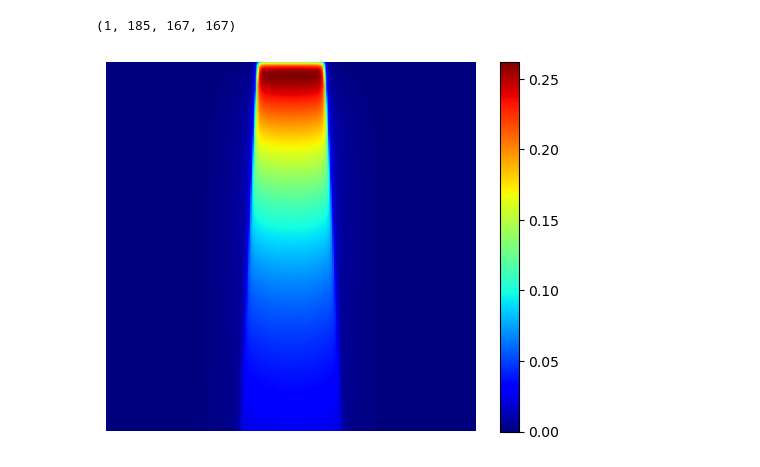
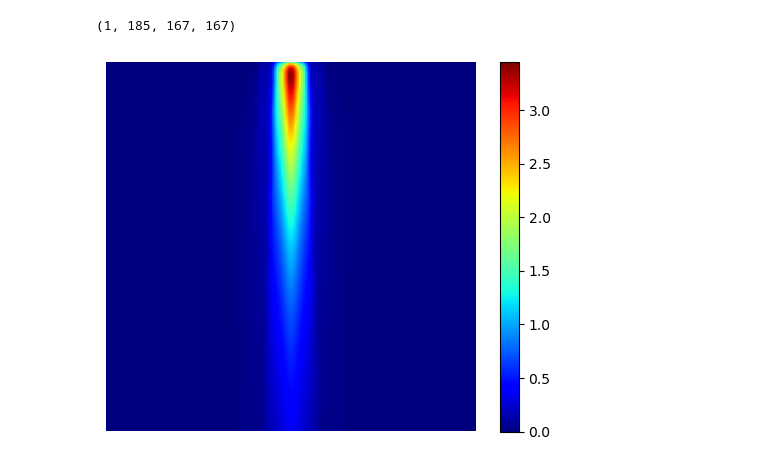
Before and after one commit to UMU-DDI/PyDoseRT, a Jupyter notebook: examples/phantom.ipynb, the cells around one changed output. Saved outputs shown, nothing was run; the diff lists cells and outputs as text; code cells hidden in the pictures.

```diff
--- a/examples/phantom.ipynb
+++ b/examples/phantom.ipynb
@@ -17,4 +17,4 @@ from models.layers import *
 # %%
-config = MachineConfig(ct_array_shape=(185, 167, 167), resolution=(0.3, 0.3, 0.3), field_size=(10, 10), number_of_leaf_pairs=5, tpr_20_10=0.72, number_of_cps=1, mu_scaling=1.8, starting_angle=0, iso_center=(0.0, 15.35, 0.0))
+config = MachineConfig(ct_array_shape=(185, 167, 167), resolution=(3.0, 3.0, 3.0), field_size=(100, 100), number_of_leaf_pairs=5, tpr_20_10=0.72, number_of_cps=1, starting_angle=0, iso_center=(0.0, 150.0, 0.0))
 print(config)
 # %% [output]
@@ -27,19 +43,19 @@ y_mlc = np.zeros((1, 2, config.number_of_cps, config.number_of_leaf_pairs))
 y_mlc[:, 0, :, :] = 0.5
 y_mlc[:, 1, :, :] = 1.0
 mus = np.ones((1, config.number_of_cps), dtype=np.float32)
-dose_layer = DoseEngine(config, 55)
-dose = dose_layer(torch.tensor(y_mlc, dtype=torch.float32, device=device), torch.tensor(mus, dtype=torch.float32, device=device), ct_image=torch.tensor(x_ct, dtype=torch.float32, device=device), permute_ct=False, leafs_centered=True).detach().cpu().numpy()
+dose_layer = DoseEngine(config, 55, permute_ct=False, leafs_centered=True)
+dose = dose_layer(torch.tensor(y_mlc, dtype=torch.float32, device=device), torch.tensor(mus, dtype=torch.float32, device=device), ct_image=torch.tensor(x_ct, dtype=torch.float32, device=device)).detach().cpu().numpy()
 # dose = np.transpose(dose, (0, 2, 1, 3))
 # %%
-slice_idx = 92
+dose = dose / np.quantile(dose, 0.999) * np.quantile(ds_ref, 0.999)
 print(dose.shape)
 
 # plt.imshow(x_ct[0, :, :, 80], cmap='gray', vmin=-1, vmax=1)
 plt.imshow(dose[0, slice_idx, :, :], cmap='jet', vmin=np.min(dose), vmax=np.max(dose)) #, alpha=0.5)
 plt.axis('off')
 plt.colorbar()
 # plt.axis('off')
 plt.show()
 # %% [output]
 (1, 185, 167, 167)
-[figure, old version]
+[figure, new version]
```
Also changed, not shown: parts of 7 cells of this notebook, 5 other files.
